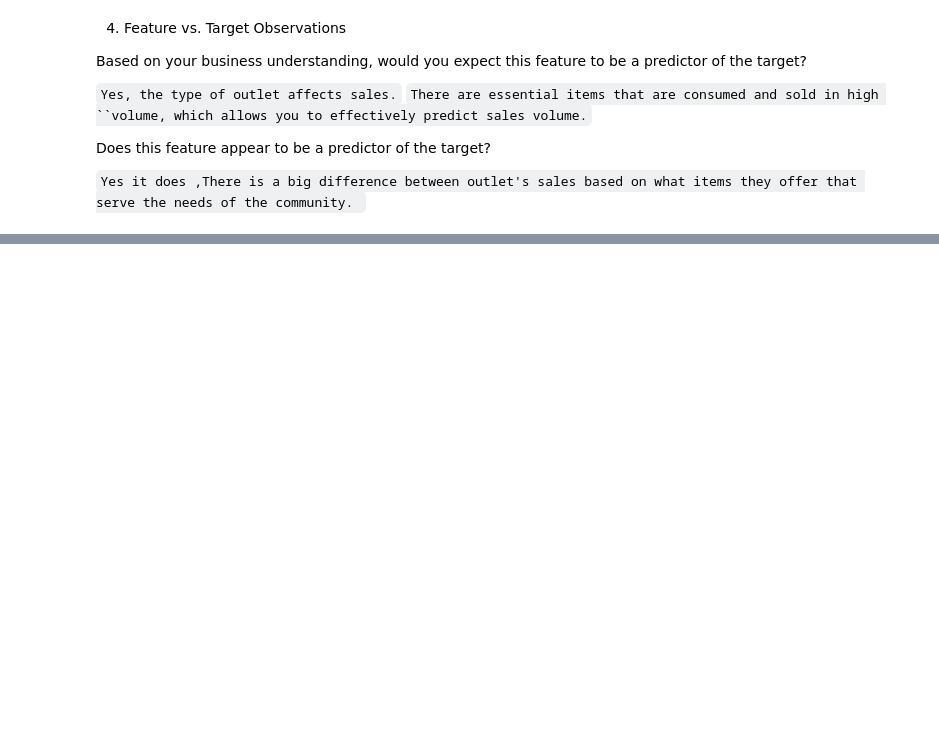
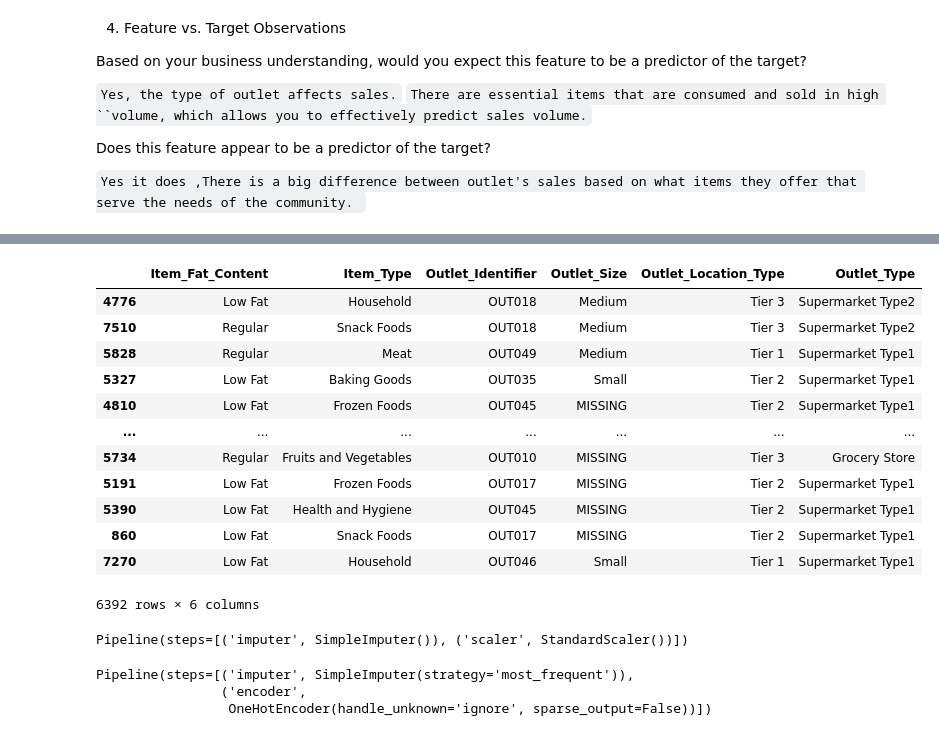
Before and after one commit to OwaisAbuSalah/Prediction-of-Product-Sales, a Jupyter notebook: Prediction_of_Product_Sales_.ipynb, the cells around one changed output, grey strips where cells are left out. Saved outputs shown, nothing was run; the diff lists cells and outputs as text; code cells hidden in the pictures; blank space fills up the shorter version.

```diff
--- a/Prediction_of_Product_Sales_.ipynb
+++ b/Prediction_of_Product_Sales_.ipynb
@@ -1031,0 +1104,5 @@ Does this feature appear to be a predictor of the target?
+# %%
+# 5) Address the missing values by using a placeholder value.
+
+df['Item_Weight'].fillna(0, inplace = True)
+df['Outlet_Size'].fillna('MISSING' , inplace = True);
@@ -1031,0 +1148,2 @@ Does this feature appear to be a predictor of the target?
+# %%
+df['Item_Fat_Content'] = df['Item_Fat_Content'].replace({'LF':"Low Fat",'reg':'Regular','low fat':"Low Fat"})
@@ -1031,0 +1179,7 @@ Does this feature appear to be a predictor of the target?
+# %%
+# Define features (X) and target (y).
+X = df.drop(columns=['Item_Identifier' , 'Item_Outlet_Sales'])
+y = df['Item_Outlet_Sales']
+# %%
+# Train test split the data
+X_train, X_test, y_train, y_test = train_test_split(X, y, random_state = 42)
@@ -1031,0 +1202,16 @@ Does this feature appear to be a predictor of the target?
+# %%
+X_train.select_dtypes('object')
+# %% [output]
+|  | Item_Fat_Content | Item_Type | Outlet_Identifier | Outlet_Size | Outlet_Location_Type | Outlet_Type |
+| 4776 | Low Fat | Household | OUT018 | Medium | Tier 3 | Supermarket Type2 |
+| 7510 | Regular | Snack Foods | OUT018 | Medium | Tier 3 | Supermarket Type2 |
+| 5828 | Regular | Meat | OUT049 | Medium | Tier 1 | Supermarket Type1 |
+| 5327 | Low Fat | Baking Goods | OUT035 | Small | Tier 2 | Supermarket Type1 |
+| 4810 | Low Fat | Frozen Foods | OUT045 | MISSING | Tier 2 | Supermarket Type1 |
+| ... | ... | ... | ... | ... | ... | ... |
+| 5734 | Regular | Fruits and Vegetables | OUT010 | MISSING | Tier 3 | Grocery Store |
+| 5191 | Low Fat | Frozen Foods | OUT017 | MISSING | Tier 2 | Supermarket Type1 |
+| 5390 | Low Fat | Health and Hygiene | OUT045 | MISSING | Tier 2 | Supermarket Type1 |
+| 860 | Low Fat | Snack Foods | OUT017 | MISSING | Tier 2 | Supermarket Type1 |
+| 7270 | Low Fat | Household | OUT046 | Small | Tier 1 | Supermarket Type1 |
+6392 rows × 6 columns
@@ -1031,0 +1225,13 @@ Does this feature appear to be a predictor of the target?
+# %%
+num_transformer
+# %% [output]
+Pipeline(steps=[('imputer', SimpleImputer()), ('scaler', StandardScaler())])
+# %%
+cat_transformer = Pipeline([
+    ('imputer', SimpleImputer(strategy='most_frequent')),
+    ('encoder', OneHotEncoder(handle_unknown='ignore', sparse_output=False)) ])
+cat_transformer
+# %% [output]
+Pipeline(steps=[('imputer', SimpleImputer(strategy='most_frequent')),
+                ('encoder',
+                 OneHotEncoder(handle_unknown='ignore', sparse_output=False))])
```
Also changed, not shown: parts of 22 cells of this notebook.
